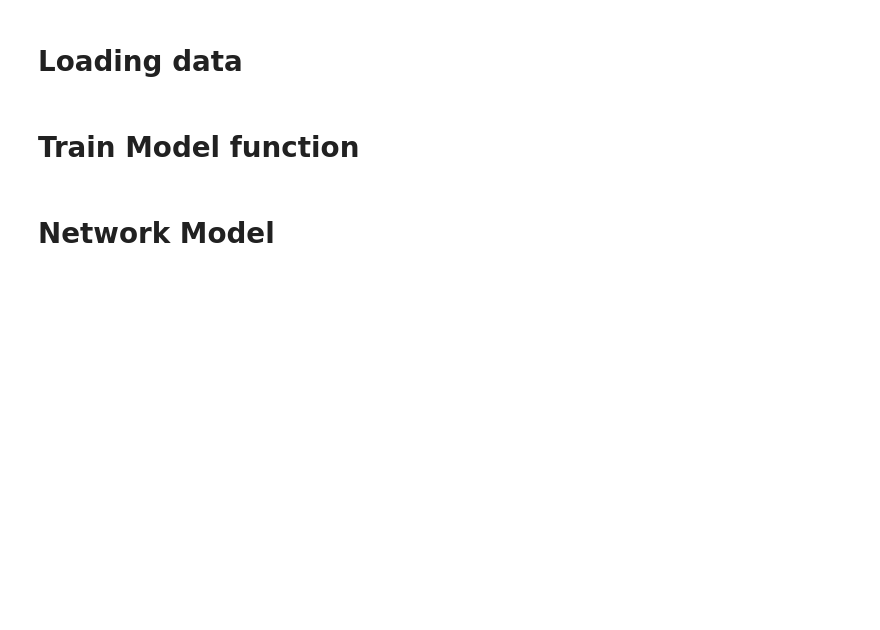
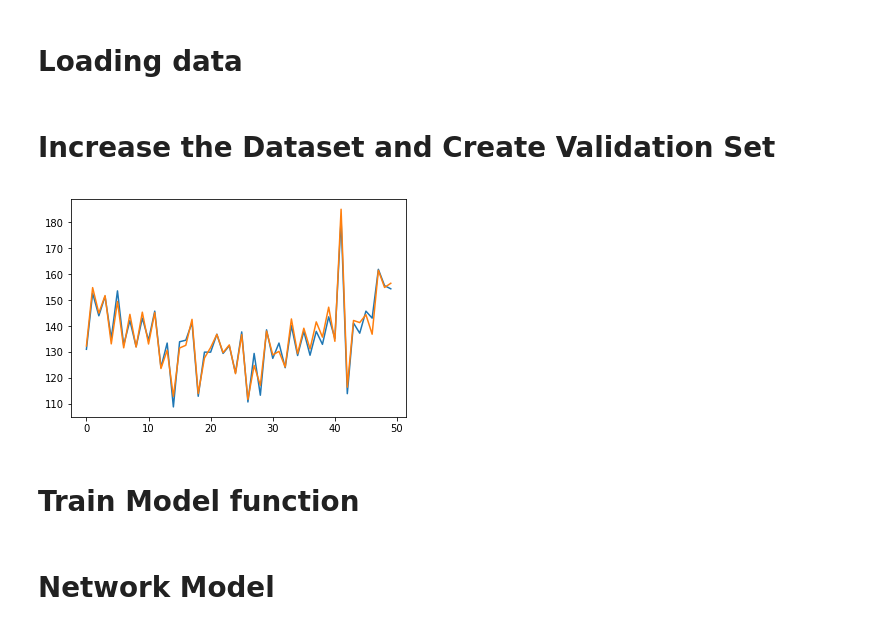
Before and after one commit to vndk36/DLC_mini_project_1, a Jupyter notebook: MiniProject1_DLC.ipynb, the cells around one changed output. Drawn from its saved outputs; the diff is of its cells as text; code cells hidden in the pictures; blank space fills up the shorter version.

Commit message:
Validation_set

```diff
--- a/MiniProject1_DLC.ipynb
+++ b/MiniProject1_DLC.ipynb
@@ -105,6 +105,20 @@ train_input, train_target = load("data",True, False)
 test_input, test_target = load("data",False, False)
 train_input, train_target, test_input, test_target = \
 Variable(train_input.narrow(0, 0,300)), Variable(train_target.narrow(0,0,300)), Variable(test_input), Variable(test_target)
+
+
+def valSet(train_input,percentageVal):
+
+    permutation = torch.randperm(train_input.size()[0])
+    sizeVal=round(percentageVal/100*train_input.size()[0])
+
+    validation_set=train_input[permutation].narrow(0,0,sizeVal)
+    new_train_input=train_input[permutation].narrow(0,sizeVal,train_input.size()[0]-sizeVal)
+
+    return new_train_input, validation_set
+
+
+
 
 
 ######################################################################
@@ -114,6 +128,57 @@ Variable(train_input.narrow(0, 0,300)), Variable(train_target.narrow(0,0,300)),
 #plt.plot(range(0,50),train_input[4,4,:].data.numpy())
 #plt.show()
 ######################################################################
+# %% [markdown]
+# Increase the Dataset and Create Validation Set
+# %%
+train_input, train_target = load("data",True, False)
+test_input, test_target = load("data",False, False)
+train_input, train_target, test_input, test_target = \
+Variable(train_input.narrow(0, 0,300)), Variable(train_target.narrow(0,0,300)), Variable(test_input), Variable(test_target)
+
+
+
+
+#adding white noise to the signal
+dataNoisy=Variable(torch.Tensor(train_input.size()))
+for i in range(0,train_input.size(0)):
+    for j in range(0,train_input.size(1)):
+        noise = numpy.random.normal(0,2,50) #vector of 50 values with normal distribution of mean=0, std=2
+        noiseVar=Variable(torch.Tensor(noise))
+        dataNoisy[i,j,:]=train_input[i,j,:].add(noiseVar)
+
+
+
+#adding white noise to the signal
+dataNoisy2=Variable(torch.Tensor(train_input.size()))
+for i in range(0,train_input.size(0)):
+    for j in range(0,train_input.size(1)):
+        noise = numpy.random.normal(0,4,50) #vector of 50 values with normal distribution of mean=0, std=2
+        noiseVar=Variable(torch.Tensor(noise))
+        dataNoisy2[i,j,:]=train_input[i,j,:].add(noiseVar)
+
+
+
+
+#verification
+plt.plot(train_input[30,10,:].data.numpy())
+plt.plot(dataNoisy[30,10,:].data.numpy())
+train_input.size(1)
+
+train_input = torch.cat((train_input, dataNoisy), 0) #the two matrices are concatenated
+train_input = torch.cat((train_input, dataNoisy2), 0)
+
+train_target=torch.cat((train_target, train_target), 0)
+train_target=torch.cat((train_target, train_target), 0)
+#new_train_input.size()
+
+
+
+train_input, validation_set = valSet(train_input,20)
+print(train_input.size())
+print(validation_set.size)
+# %% [output]
+[figure, added]
 # %% [markdown]
 # Train Model function
 # %%
```
